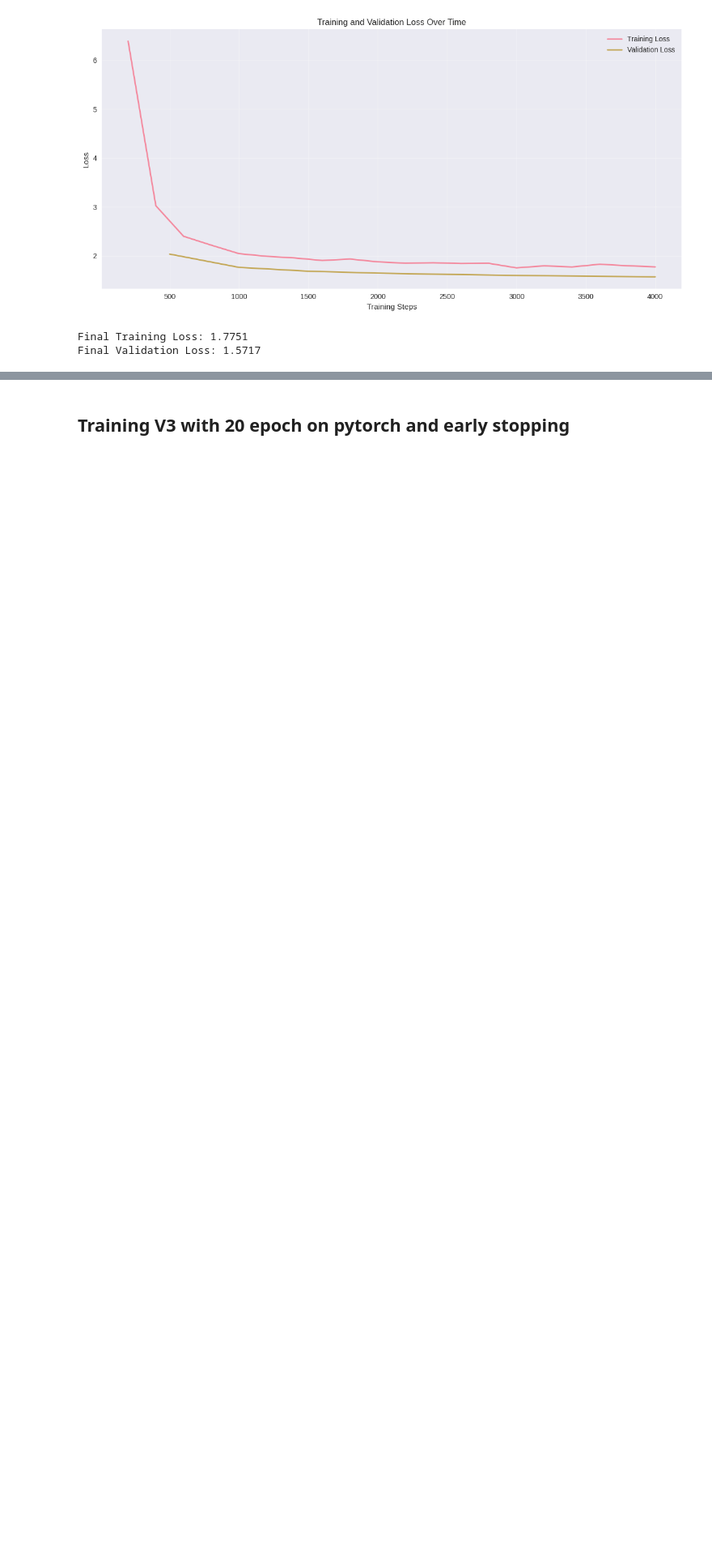
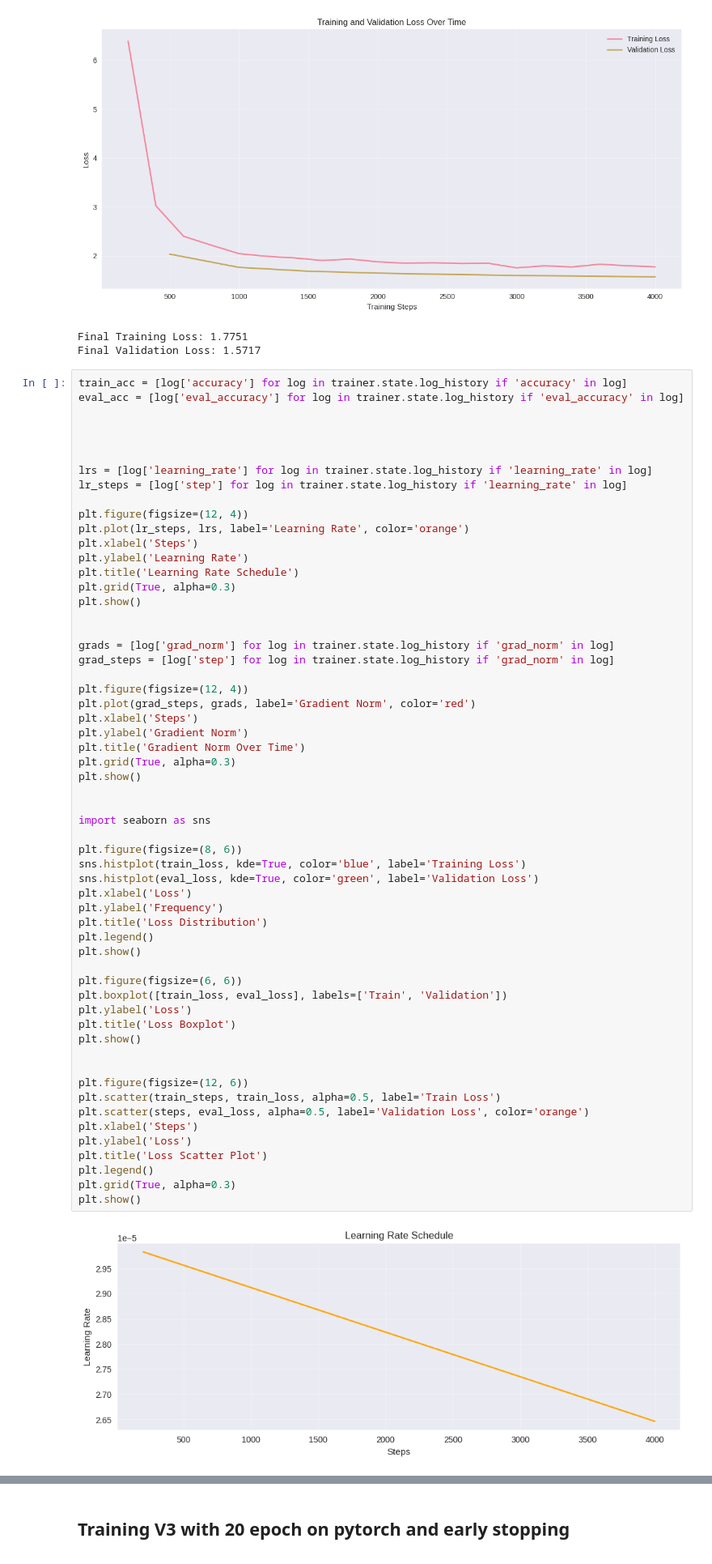
Before and after one commit to lscblack/AfriTon-chatbot, a Jupyter notebook: notebook/Online-DoctorWithPytorch.ipynb, the cells around one changed output, grey strips where cells are left out. Shown at 81% size. Saved outputs shown, nothing was run; the diff lists cells and outputs as text; blank space fills up the shorter version.

```diff
--- a/notebook/Online-DoctorWithPytorch.ipynb
+++ b/notebook/Online-DoctorWithPytorch.ipynb
@@ -1041,3 +1041,63 @@ else:
 [figure]
 Final Training Loss: 1.7751
 Final Validation Loss: 1.5717
+# %%
+train_acc = [log['accuracy'] for log in trainer.state.log_history if 'accuracy' in log]
+eval_acc = [log['eval_accuracy'] for log in trainer.state.log_history if 'eval_accuracy' in log]
+
+
+
+
+lrs = [log['learning_rate'] for log in trainer.state.log_history if 'learning_rate' in log]
+lr_steps = [log['step'] for log in trainer.state.log_history if 'learning_rate' in log]
+
+plt.figure(figsize=(12, 4))
+plt.plot(lr_steps, lrs, label='Learning Rate', color='orange')
+plt.xlabel('Steps')
+plt.ylabel('Learning Rate')
+plt.title('Learning Rate Schedule')
+plt.grid(True, alpha=0.3)
+plt.show()
+
+
+grads = [log['grad_norm'] for log in trainer.state.log_history if 'grad_norm' in log]
+grad_steps = [log['step'] for log in trainer.state.log_history if 'grad_norm' in log]
+
+plt.figure(figsize=(12, 4))
+plt.plot(grad_steps, grads, label='Gradient Norm', color='red')
+plt.xlabel('Steps')
+plt.ylabel('Gradient Norm')
+plt.title('Gradient Norm Over Time')
+plt.grid(True, alpha=0.3)
+plt.show()
+
+
+import seaborn as sns
+
+plt.figure(figsize=(8, 6))
+sns.histplot(train_loss, kde=True, color='blue', label='Training Loss')
+sns.histplot(eval_loss, kde=True, color='green', label='Validation Loss')
+plt.xlabel('Loss')
+plt.ylabel('Frequency')
+plt.title('Loss Distribution')
+plt.legend()
+plt.show()
+
+plt.figure(figsize=(6, 6))
+plt.boxplot([train_loss, eval_loss], labels=['Train', 'Validation'])
+plt.ylabel('Loss')
+plt.title('Loss Boxplot')
+plt.show()
+
+
+plt.figure(figsize=(12, 6))
+plt.scatter(train_steps, train_loss, alpha=0.5, label='Train Loss')
+plt.scatter(steps, eval_loss, alpha=0.5, label='Validation Loss', color='orange')
+plt.xlabel('Steps')
+plt.ylabel('Loss')
+plt.title('Loss Scatter Plot')
+plt.legend()
+plt.grid(True, alpha=0.3)
+plt.show()
+# %% [output]
+[figure, added]
```
Also changed, not shown: parts of 1 cell of this notebook.
